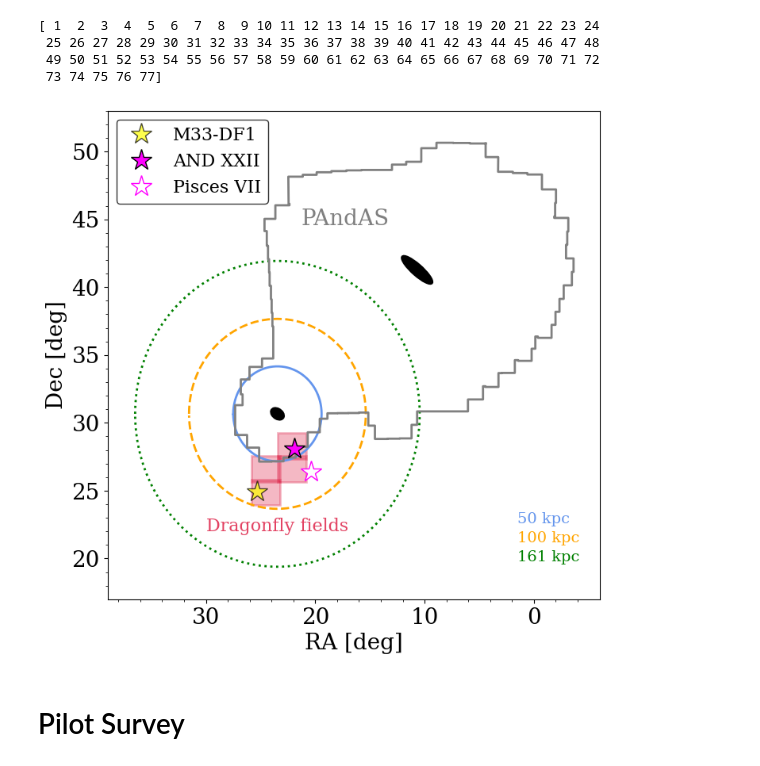
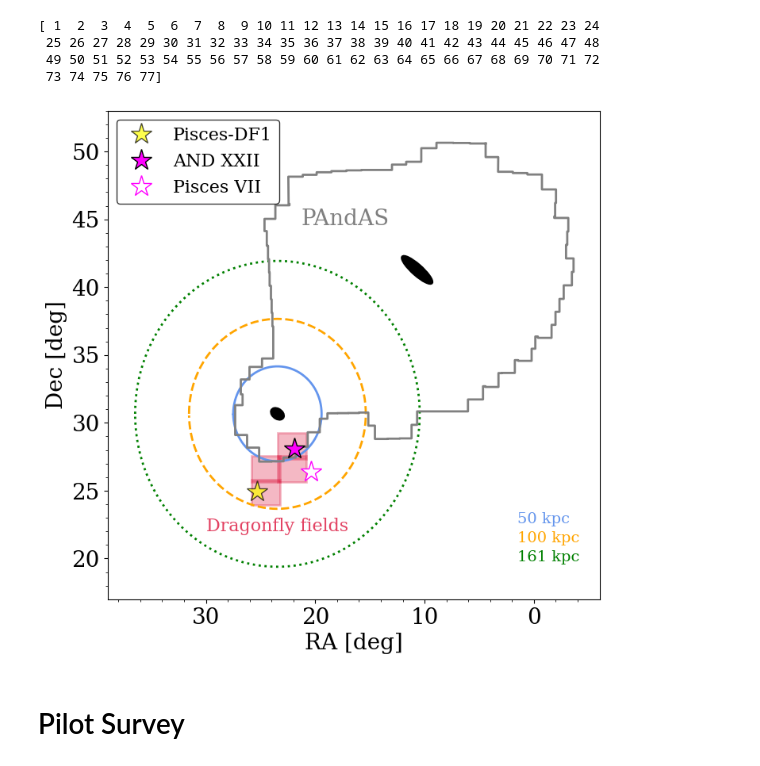
Before and after one commit to ekta1224/pspM31_hack, a Jupyter notebook: Dragonfly_fields.ipynb, the cells around one changed output. Drawn from its saved outputs; the diff is of its cells as text; code cells hidden in the pictures.

Commit message:
updated name for Pisces-DF1

```diff
--- a/Dragonfly_fields.ipynb
+++ b/Dragonfly_fields.ipynb
@@ -352,7 +352,7 @@ m33 = SkyCoord('01h33m50.0s','30d39m37s', unit='deg')
 m31 = SkyCoord('0h42m44.3s', '41d16m9s', unit='deg')
 #plt.plot(25.33584, 24.90581, '*', color='cyan' ,mec='black',ms=12, label='M33-DF1', zorder=5,alpha=0.7) #candidate 1
 #plt.plot(22.97674, 26.89809, '*', color='yellow' ,mec='black',ms=20, label='Candidate 2', zorder=5) #OLD CANDIDATE2 (from original HST Phase 1)
-plt.plot(25.3375, 24.9061, '*', color='yellow' ,mec='black',ms=20, label='M33-DF1', zorder=5,alpha=0.7)
+plt.plot(25.3375, 24.9061, '*', color='yellow' ,mec='black',ms=20, label='Pisces-DF1', zorder=5,alpha=0.7)
 plt.plot(and22.ra.deg, and22.dec.deg, '*', color='magenta' ,mec='black',ms=20, label='AND XXII', zorder=5)
 plt.plot(20.418750, 26.390000, '*', color='white' ,mec='magenta',ms=20, label='Pisces VII', zorder=5)
 
@@ -417,34 +417,34 @@ dec_centers = [28.299663888888887,26.589663888888886,26.589663888888886,24.87966
 # plt.plot(24.499999999999996, 26.589663888888886,'co', ms=6, zorder=1000)
 # plt.plot(24.499999999999996, 24.87966388888889,'co', ms=6)
 
 
 
 # for i in range(len(sc_fields)):
 #     field = Rectangle([sc_fields[i].ra.deg-rasize/2, sc_fields[i].dec.deg-decsize/2], 3.3, 2.9, color='b', fill=False)
 #     ax.add_patch(field)
 
 for i in range(len(ra_centers)):
         field = Rectangle([ra_centers[i]-rasize/2, dec_centers[i]-decsize/2], 2.6, 1.9, lw=2, edgecolor='crimson', facecolor='crimson', fill=True, alpha=0.3)
         ax.add_patch(field)
 #     if 24. < sc_fields[i].ra.deg < 26 and sc_fields[i].dec.deg < 27.:
 #         field = Rectangle([sc_fields[i].ra.deg-rasize/2, sc_fields[i].dec.deg-decsize/2], 2.6, 1.9, lw=2, edgecolor='darkviolet', fill=False)
 #         ax.add_patch(field)
 
 plt.text(30, 22, 'Dragonfly fields',fontsize=16, color='crimson', alpha=0.8)
 
 plt.legend(numpoints=1, fontsize=16, loc='upper left',edgecolor='black', facecolor=(1, 1, 1, 1))
 plt.figtext(0.77, 0.23, r'50 kpc', color='cornflowerblue', fontsize=14)
 plt.figtext(0.77, 0.2, r'100 kpc', color='orange', fontsize=14)
 plt.figtext(0.77, 0.17, r'161 kpc', color='green', fontsize=14)
 ax.xaxis.set_minor_locator(AutoMinorLocator())
 ax.yaxis.set_minor_locator(AutoMinorLocator())
 
 ax.tick_params(axis='both', which='major', labelsize=20)
 ax.tick_params(axis='both', which='minor', labelsize=20)
 
 plt.savefig('M33_Dragonfly_fields_2023_replaceCand2.png')
 # %% [output]
-[figure, old version]
+[figure, new version]
 # %% [markdown]
 # Pilot Survey
 # %%
```
